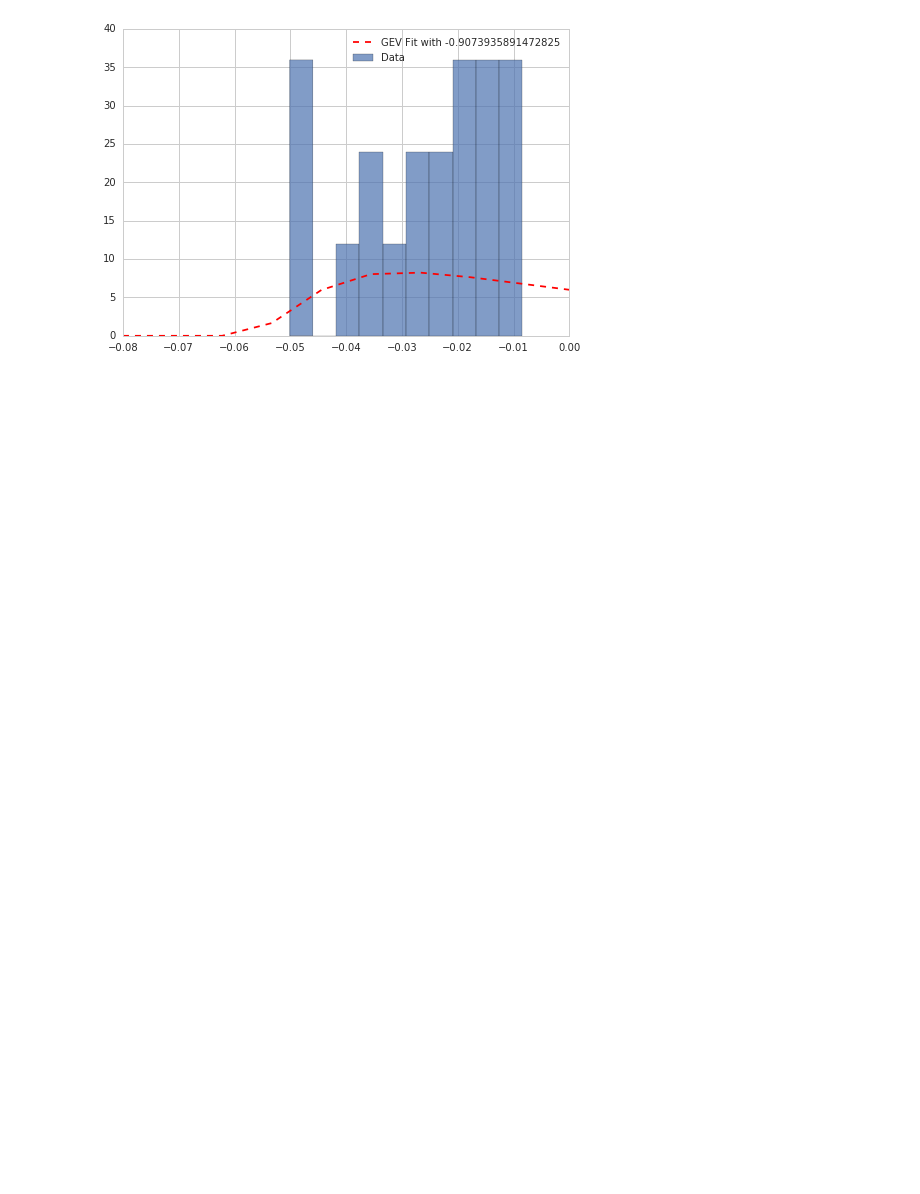
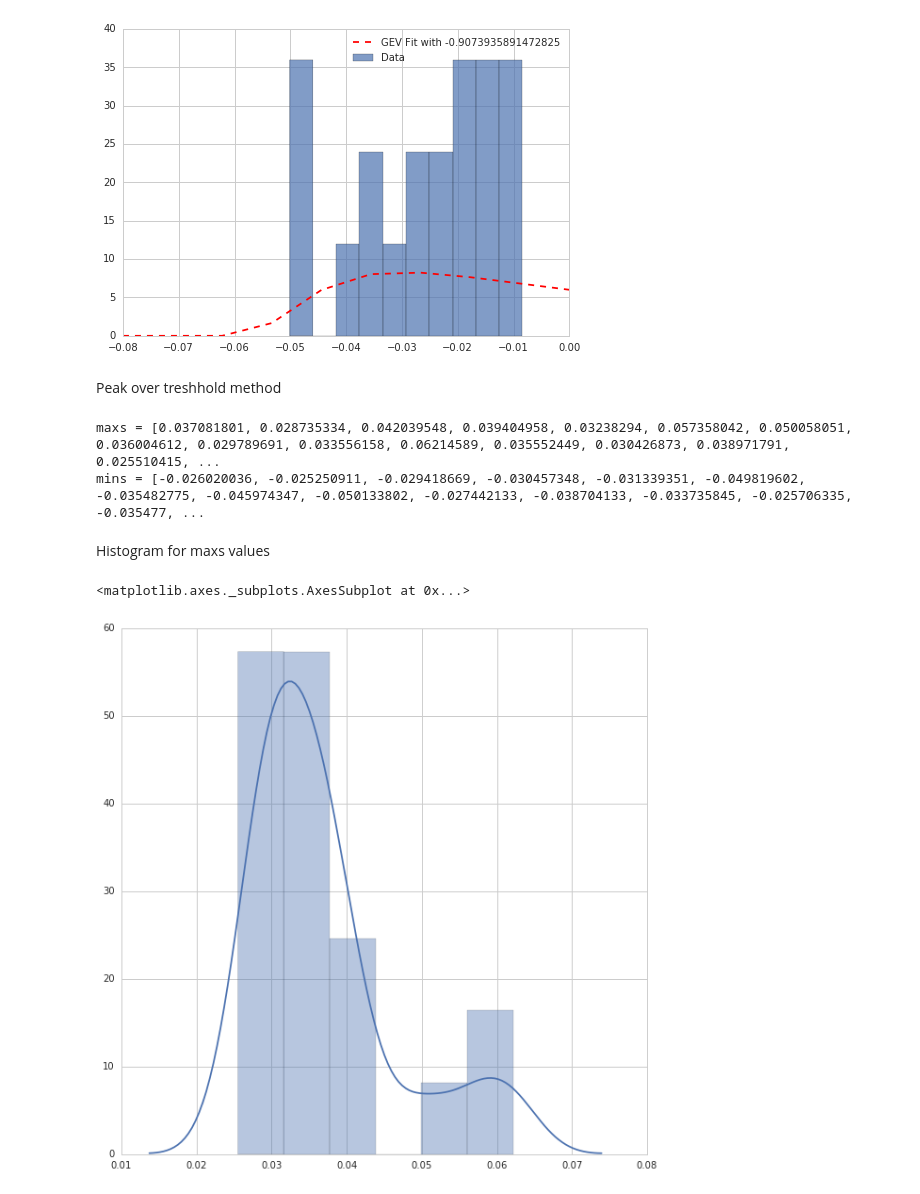
Before and after one commit to vipmax/PM, a Jupyter notebook: Probabilistic Modelling Notebook Task 2.ipynb, the cells around one changed output. Cells and saved outputs as stored; diff of their text form; code cells hidden in the pictures; blank space fills up the shorter version.

```diff
--- a/Probabilistic Modelling Notebook Task 2.ipynb
+++ b/Probabilistic Modelling Notebook Task 2.ipynb
@@ -150,3 +142,32 @@ plt.xlim(-0.08,0)
 plt.show()
 # %% [output]
 [figure]
+# %% [markdown]
+Peak over treshhold method
+# %%
+maxtreshhold = 0.025
+mintreshhold = -0.025
+
+maxs = []
+mins = []
+
+for value in data.values:
+    if value[1] > maxtreshhold: maxs.append(value[1])
+    if value[1] < mintreshhold: mins.append(value[1])
+
+print("maxs = " + str(maxs))
+print("mins = " + str(mins))
+# %% [output]
+maxs = [0.037081801, 0.028735334, 0.042039548, 0.039404958, 0.03238294, 0.057358042, 0.050058051, 0.036004612, 0.029789691, 0.033556158, 0.06214589, 0.035552449, 0.030426873, 0.038971791, 0.025510415, ...
+mins = [-0.026020036, -0.025250911, -0.029418669, -0.030457348, -0.031339351, -0.049819602, -0.035482775, -0.045974347, -0.050133802, -0.027442133, -0.038704133, -0.033735845, -0.025706335, -0.035477, ...
+# %% [markdown]
+Histogram for maxs values
+# %%
+import seaborn as sns
+sns.set_style('whitegrid')
+
+plt.figure(figsize=(10,10))
+sns.distplot(maxs,kde=True,norm_hist=True)
+# %% [output]
+<matplotlib.axes._subplots.AxesSubplot at 0x...>
+[figure, added]
```
Also changed, not shown: parts of 13 cells of this notebook.
